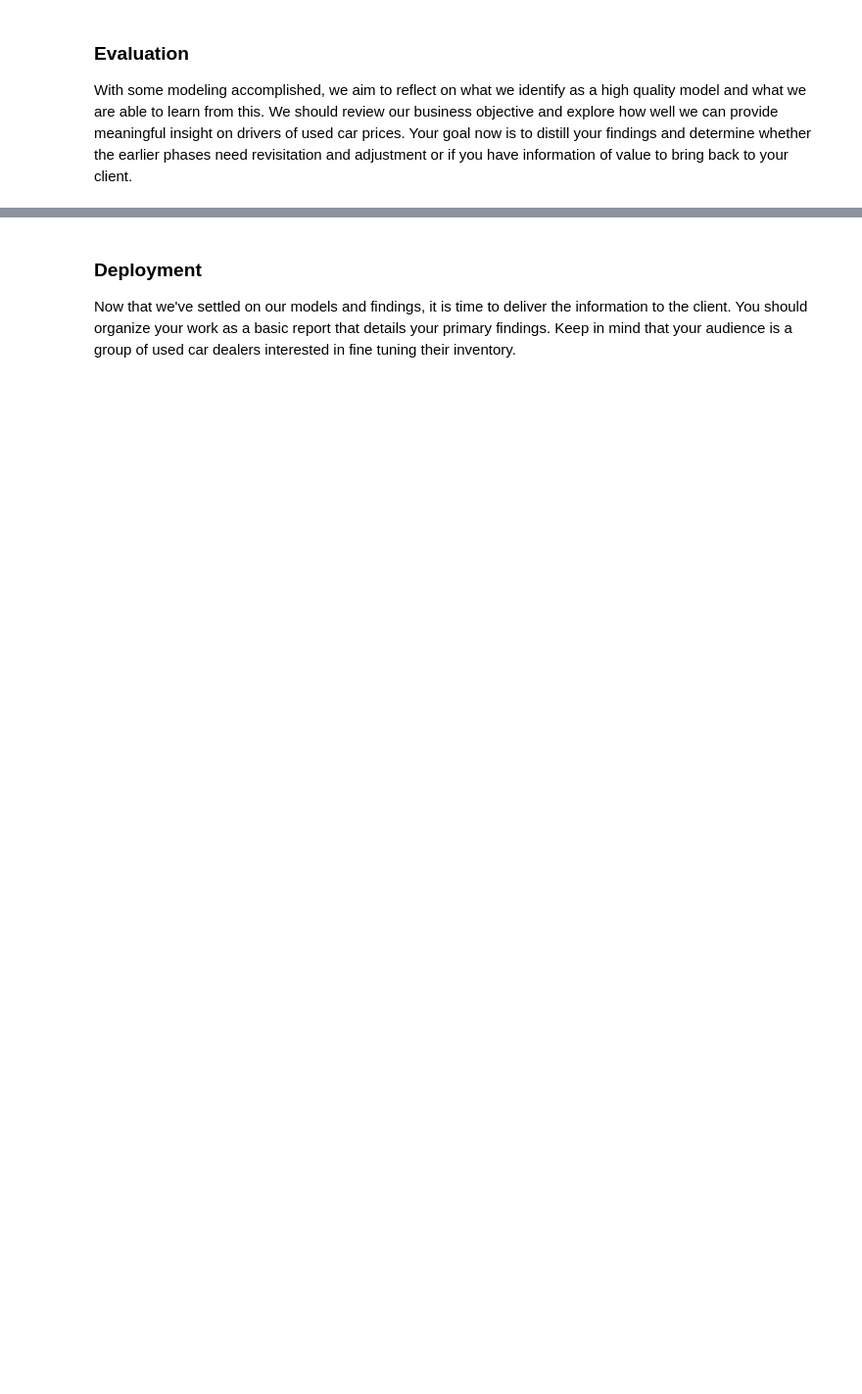
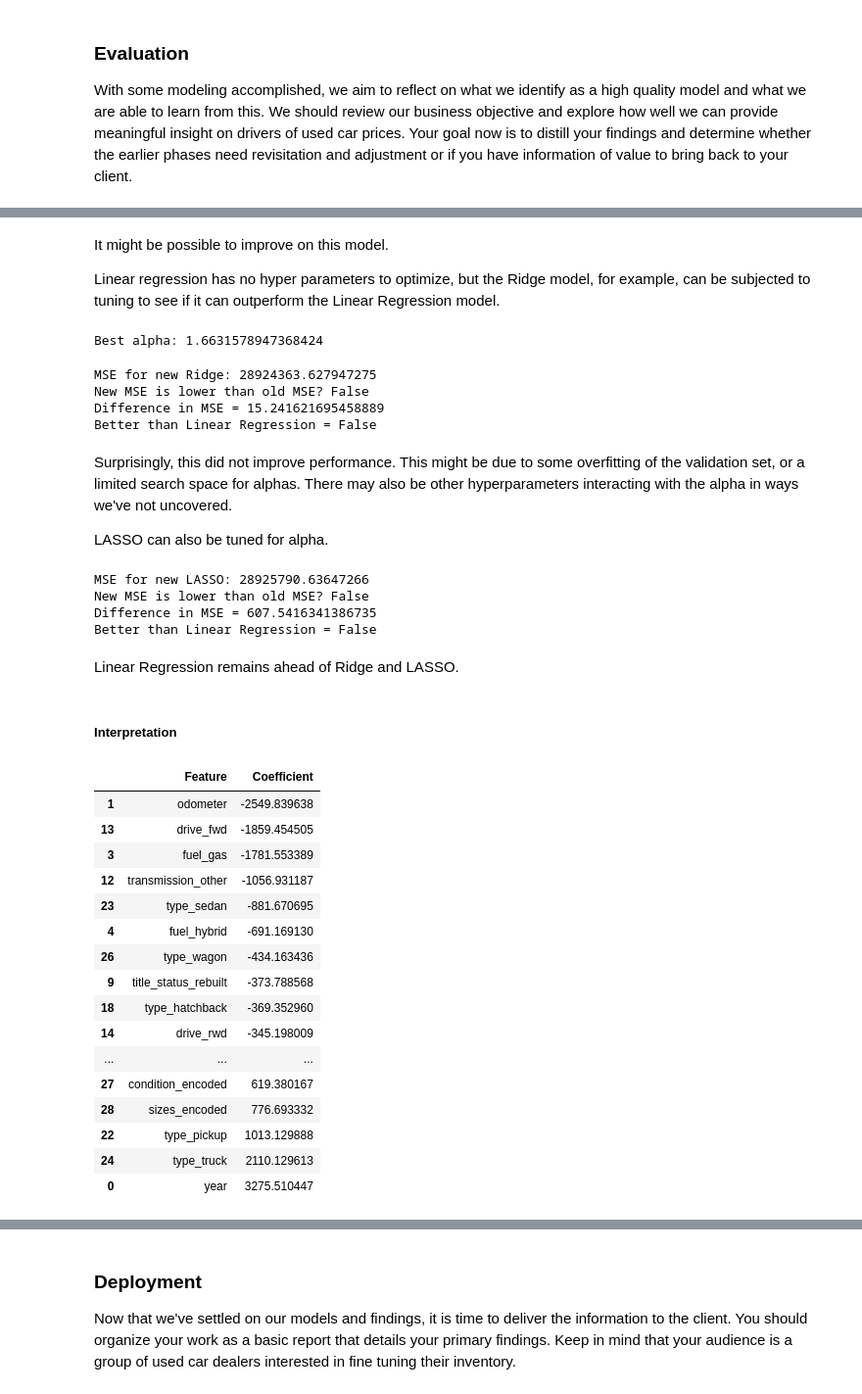
Before and after one commit to jheberer/Berkeley-Profession-Certificate-in-ML---Assignment-2, a Jupyter notebook: car_price.ipynb, the cells around one changed output, grey strips where cells are left out. Shown at 98% size. Saved outputs shown, nothing was run; the diff lists cells and outputs as text; code cells hidden in the pictures; blank space fills up the shorter version.

```diff
--- a/car_price.ipynb
+++ b/car_price.ipynb
@@ -629,0 +723,79 @@ With some modeling accomplished, we aim to reflect on what we identify as a high
+# %% [markdown]
+It might be possible to improve on this model.
+
+Linear regression has no hyper parameters to optimize, but the Ridge model, for example, can be subjected to tuning to see if it can outperform the Linear Regression model.
+# %%
+# list of alphas to test
+alphas = np.linspace(0.1, 10, 20)
+param_grid = {'alpha': alphas}
+
+# grid search
+grid_search = GridSearchCV(ridge_model, param_grid, scoring='neg_mean_squared_error', cv=5)
+grid_search.fit(X_train, y_train)
+best_alpha = grid_search.best_params_['alpha']
+print(f'Best alpha: {best_alpha}')
+# %% [output]
+Best alpha: 1.6631578947368424
+# %%
+# Run model again with the better alpha, and check the MSE
+ridge_model = Ridge(alpha=best_alpha)
+ridge_model.fit(X_train_scaled, y_train)
+ridge_predictions = ridge_model.predict(X_test_scaled)
+
+new_ridge_mse = mean_squared_error(ridge_predictions, y_test)
+print(f'MSE for new Ridge: {new_ridge_mse}')
+print(f'New MSE is lower than old MSE? {new_ridge_mse < ridge_mse}')
+print(f'Difference in MSE = {new_ridge_mse - ridge_mse}')
+print(f'Better than Linear Regression = {linear_mse > new_ridge_mse}')
+# %% [output]
+MSE for new Ridge: 28924363.627947275
+New MSE is lower than old MSE? False
+Difference in MSE = 15.241621695458889
+Better than Linear Regression = False
+# %% [markdown]
+Surprisingly, this did not improve performance. This might be due to some overfitting of the validation set, or a limited search space for alphas. There may also be other hyperparameters interacting with the alpha in ways we've not uncovered.
+
+LASSO can also be tuned for alpha.
+# %%
+# Run model again with the better alpha, and check the MSE
+lasso_model = Lasso(alpha=best_alpha)
+lasso_model.fit(X_train_scaled, y_train)
+lasso_predictions = lasso_model.predict(X_test_scaled)
+
+new_lasso_mse = mean_squared_error(lasso_predictions, y_test)
+print(f'MSE for new LASSO: {new_lasso_mse}')
+print(f'New MSE is lower than old MSE? {new_lasso_mse < lasso_mse}')
+print(f'Difference in MSE = {new_lasso_mse - lasso_mse}')
+print(f'Better than Linear Regression = {linear_mse > new_lasso_mse}')
+# %% [output]
+MSE for new LASSO: 28925790.63647266
+New MSE is lower than old MSE? False
+Difference in MSE = 607.5416341386735
+Better than Linear Regression = False
+# %% [markdown]
+Linear Regression remains ahead of Ridge and LASSO.
+# %% [markdown]
+##### Interpretation
+# %%
+linear_coef = linear_model.coef_
+feature_names = X.columns
+coefficients_df = pd.DataFrame({'Feature': feature_names, 'Coefficient': linear_coef})
+coefficients_df.sort_values(by='Coefficient')
+# %% [output]
+|  | Feature | Coefficient |
+| 1 | odometer | -2549.839638 |
+| 13 | drive_fwd | -1859.454505 |
+| 3 | fuel_gas | -1781.553389 |
+| 12 | transmission_other | -1056.931187 |
+| 23 | type_sedan | -881.670695 |
+| 4 | fuel_hybrid | -691.169130 |
+| 26 | type_wagon | -434.163436 |
+| 9 | title_status_rebuilt | -373.788568 |
+| 18 | type_hatchback | -369.352960 |
+| 14 | drive_rwd | -345.198009 |
+| ... | ... | ... |
+| 27 | condition_encoded | 619.380167 |
+| 28 | sizes_encoded | 776.693332 |
+| 22 | type_pickup | 1013.129888 |
+| 24 | type_truck | 2110.129613 |
+| 0 | year | 3275.510447 |
```
Also changed, not shown: parts of 18 cells of this notebook.
